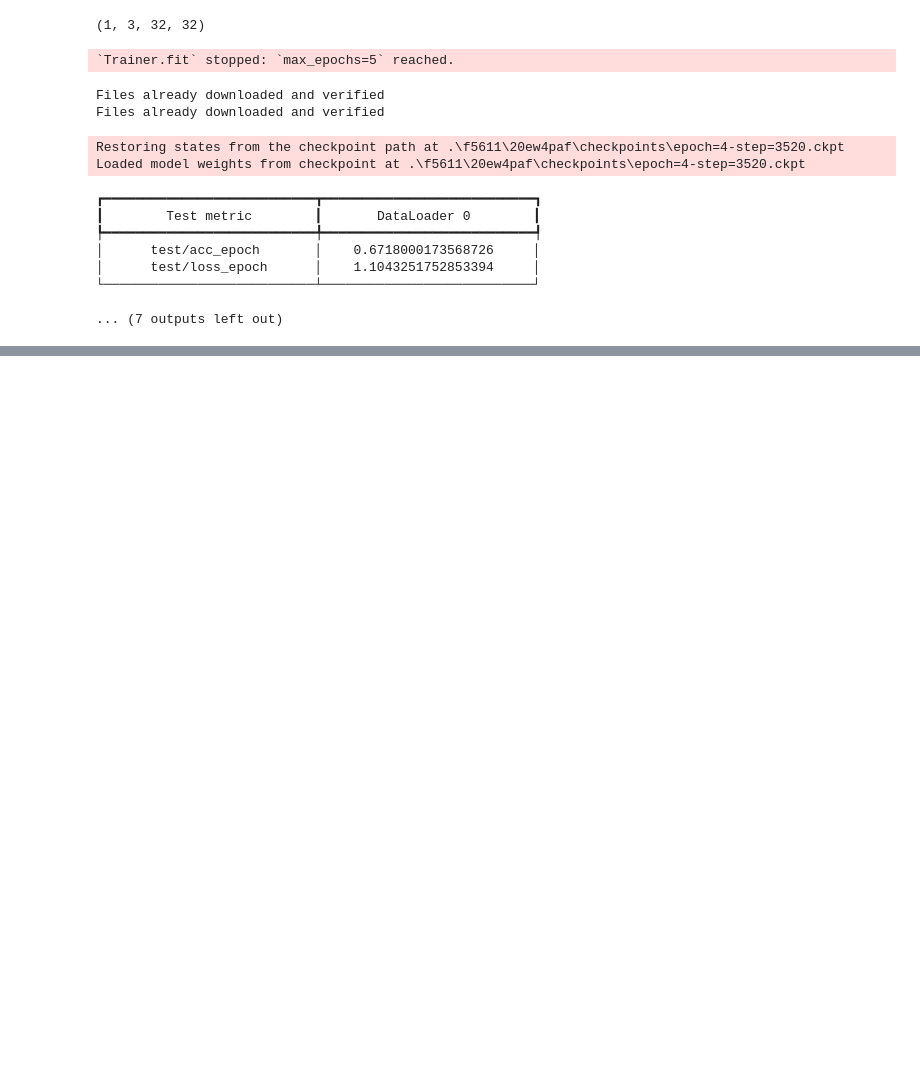
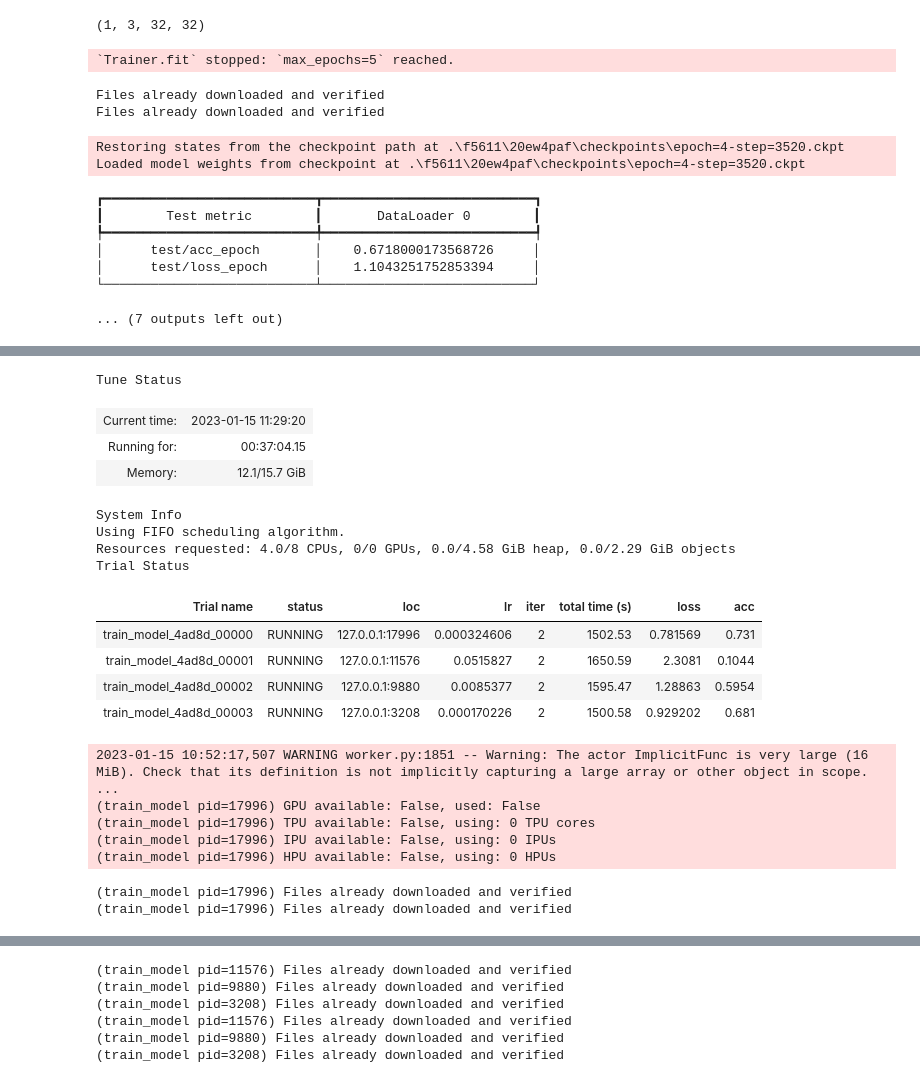
Before and after one commit to petrKantek/intro-to-ml-project, a Jupyter notebook: notebooks/mobilenet_model.ipynb, the cells around one changed output, grey strips where cells are left out. Saved outputs shown, nothing was run; the diff lists cells and outputs as text; code cells hidden in the pictures; blank space fills up the shorter version.

Commit message:
add parallel hyperparameter tuning using ray

```diff
--- a/notebooks/mobilenet_model.ipynb
+++ b/notebooks/mobilenet_model.ipynb
@@ -254,0 +382,74 @@ wandb.finish()
+# %%
+from ray import air, tune
+from ray.tune.integration.pytorch_lightning import TuneReportCallback
+
+from ray.air import session
+from ray.air.integrations.wandb import WandbLoggerCallback
+
+
+def train_model(config):
+
+    # setup model
+    model = CIFAR10Model(model=mobilenet, in_dims=(1, 3, 32, 32), lr=config["lr"])
+
+    # Create the Tune Reporting Callback
+    metrics = {"loss": "valid/loss_epoch", "acc": "valid/acc_epoch"}
+    callbacks = [TuneReportCallback(metrics, on="validation_end")]
+
+    trainer = pl.Trainer(
+        logger=wandb_logger,    # W&B integration
+        log_every_n_steps=50,   # set the logging frequency
+        max_epochs=5,           # number of epochs
+        deterministic=True,     # keep it deterministic
+        callbacks=callbacks # see Callbacks section
+    )
+
+    # fit the model
+    trainer.fit(model, ray.get(cifar_ref))
+
+
+config = {
+    "lr": tune.loguniform(1e-4, 1e-1)
+}
+
+# Make sure to specify how many actors each training run will create via the "extra_cpu" field.
+tuner = tune.Tuner(
+    train_model,
+    tune_config=tune.TuneConfig(
+        metric="loss",
+        mode="min",
+        num_samples=4
+    ),
+    run_config=air.RunConfig(
+        name="tune_cifar",
+            # callbacks=[
+            #     WandbLoggerCallback(project="f5611")
+            # ]
+        ),
+    param_space=config
+)
+
+results = tuner.fit()
+
+print("Best hyperparameters found were: ", results.get_best_result().config)
+# %% [output]
+Tune Status
+| Current time: | 2023-01-15 11:29:20 |
+| Running for: | 00:37:04.15 |
+| Memory: | 12.1/15.7 GiB |
+System Info
+Using FIFO scheduling algorithm.
+Resources requested: 4.0/8 CPUs, 0/0 GPUs, 0.0/4.58 GiB heap, 0.0/2.29 GiB objects
+Trial Status
+| Trial name | status | loc | lr | iter | total time (s) | loss | acc |
+| train_model_4ad8d_00000 | RUNNING | 127.0.0.1:17996 | 0.000324606 | 2 | 1502.53 | 0.781569 | 0.731 |
+| train_model_4ad8d_00001 | RUNNING | 127.0.0.1:11576 | 0.0515827 | 2 | 1650.59 | 2.3081 | 0.1044 |
+| train_model_4ad8d_00002 | RUNNING | 127.0.0.1:9880 | 0.0085377 | 2 | 1595.47 | 1.28863 | 0.5954 |
+| train_model_4ad8d_00003 | RUNNING | 127.0.0.1:3208 | 0.000170226 | 2 | 1500.58 | 0.929202 | 0.681 |
+2023-01-15 10:52:17,507 WARNING worker.py:1851 -- Warning: The actor ImplicitFunc is very large (16 MiB). Check that its definition is not implicitly capturing a large array or other object in scope.  ...
+(train_model pid=17996) GPU available: False, used: False
+(train_model pid=17996) TPU available: False, using: 0 TPU cores
+(train_model pid=17996) IPU available: False, using: 0 IPUs
+(train_model pid=17996) HPU available: False, using: 0 HPUs
+(train_model pid=17996) Files already downloaded and verified
+(train_model pid=17996) Files already downloaded and verified
@@ -254,0 +480,6 @@ wandb.finish()
+(train_model pid=11576) Files already downloaded and verified
+(train_model pid=9880) Files already downloaded and verified
+(train_model pid=3208) Files already downloaded and verified
+(train_model pid=11576) Files already downloaded and verified
+(train_model pid=9880) Files already downloaded and verified
+(train_model pid=3208) Files already downloaded and verified
```
Also changed, not shown: parts of 13 cells of this notebook, 2 other files.
